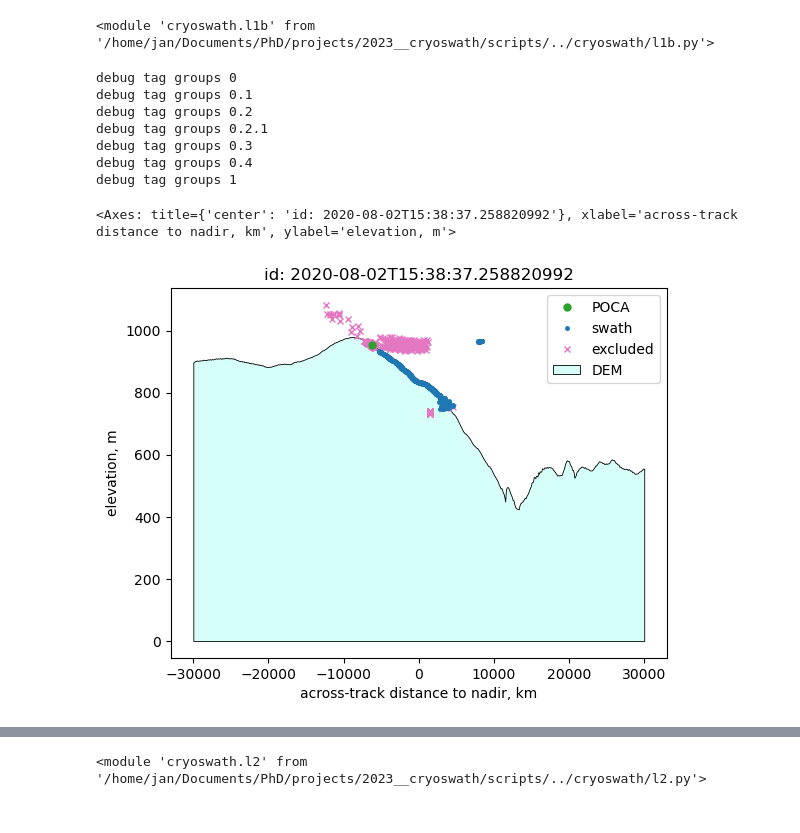
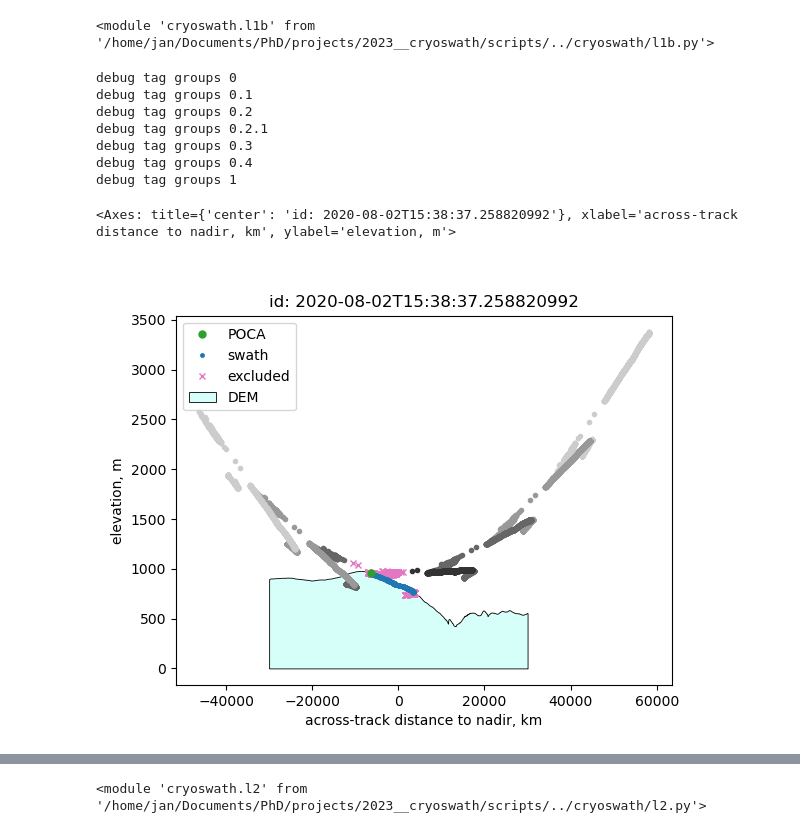
Before and after one commit to j-haacker/cryoswath, a Jupyter notebook: scripts/tutorial__general_step-by-step.ipynb, the cells around one changed output, grey strips where cells are left out. Saved outputs shown, nothing was run; the diff lists cells and outputs as text; code cells hidden in the pictures.

```diff
--- a/scripts/tutorial__general_step-by-step.ipynb
+++ b/scripts/tutorial__general_step-by-step.ipynb
@@ -81,4 +77,4 @@ reload(l1b)
 # %% [output]
 <module 'cryoswath.l1b' from '/home/jan/Documents/PhD/projects/2023__cryoswath/scripts/../cryoswath/l1b.py'>
 # %%
-example_l1b_data = l1b.L1bData.from_id(example_tracks.index[0], drop_outside=barnes_shp)
+example_l1b_data = l1b.L1bData.from_id(example_tracks.index[0], drop_outside=barnes_shp, smooth_phase_difference=True)
@@ -86,0 +98,14 @@ example_l1b_data = example_l1b_data.append_smoothed_complex_phase()
+# %%
+example_l1b_data["ph_diff_waveform_20_ku"] = xr.where(example_l1b_data.ns_20_ku==example_l1b_data.poca_idx, xr.apply_ufunc(np.angle, example_l1b_data.ph_diff_complex_smoothed), example_l1b_data.ph_diff_waveform_20_ku)
+# %%
+example_l1b_data = example_l1b_data.tag_groups()
+# %% [output]
+debug tag groups 0
+debug tag groups 0.1
+debug tag groups 0.2
+debug tag groups 0.2.1
+debug tag groups 0.3
+debug tag groups 0.4
+debug tag groups 1
+# %%
+example_l1b_data = example_l1b_data.unwrap_phase_diff()
@@ -92,13 +119,5 @@ example_l1b_data = example_l1b_data.append_ambiguous_reference_elevation(dem_fil
 example_l1b_data = example_l1b_data.append_elev_diff_to_ref()
 # %%
 example_l1b_data = example_l1b_data.append_best_fit_phase_index()
-# %% [output]
-debug tag groups 0
-debug tag groups 0.1
-debug tag groups 0.2
-debug tag groups 0.2.1
-debug tag groups 0.3
-debug tag groups 0.4
-debug tag groups 1
 # %%
 from cryoswath.test_plots.waveform import dem_transect
@@ -105,5 +126,7 @@ from cryoswath.test_plots.waveform import dem_transect
 # %%
-dem_transect(example_l1b_data.isel(time_20_ku=[len(example_l1b_data.time_20_ku)//2]), dem_file_name_or_path=dem_file_path)
+import matplotlib.pyplot as plt
+fig, ax = plt.subplots()#figsize=(18, 14)
+dem_transect(example_l1b_data.isel(time_20_ku=[len(example_l1b_data.time_20_ku)//2]), dem_file_name_or_path=dem_file_path, selected_phase_only=False, ax=ax)
 # %% [output]
 <Axes: title={'center': 'id: 2020-08-02T15:38:37.258820992'}, xlabel='across-track distance to nadir, km', ylabel='elevation, m'>
-[figure, old version]
+[figure, new version]
```
Also changed, not shown: parts of 58 cells of this notebook.
